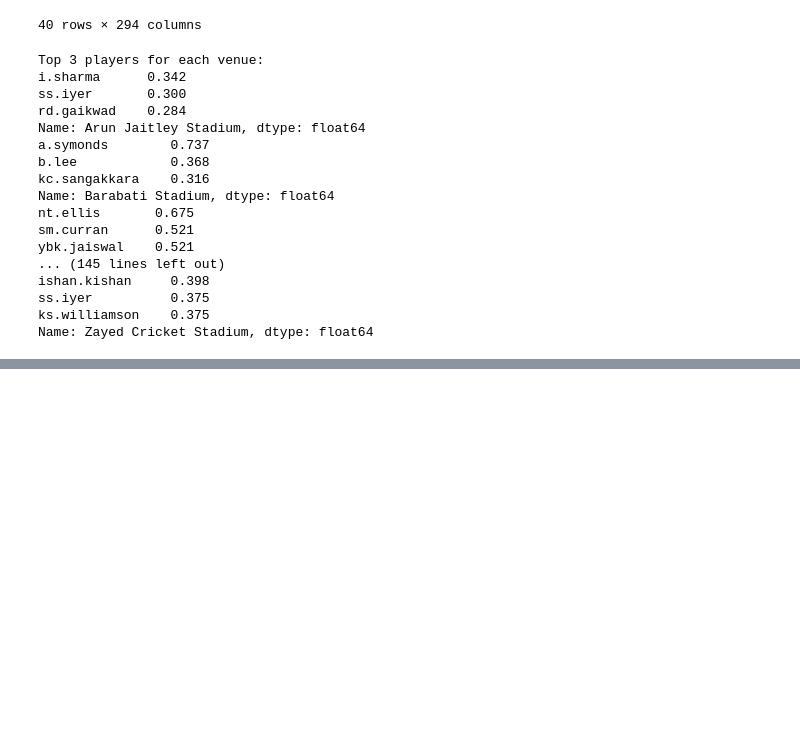
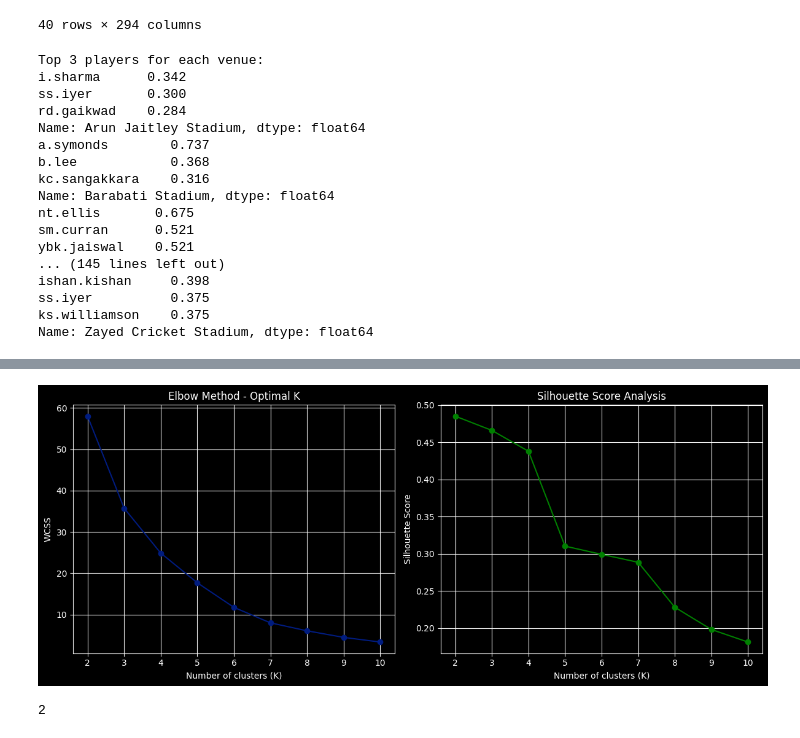
Before and after one commit to sanketmishra009/aiml, a Jupyter notebook: projects/iplAnalysis/analysis.ipynb, the cells around one changed output, grey strips where cells are left out. Cells and saved outputs as stored; diff of their text form; code cells hidden in the pictures; blank space fills up the shorter version.

Commit message:
ipl analysis - q3 - complete.

```diff
--- a/projects/iplAnalysis/analysis.ipynb
+++ b/projects/iplAnalysis/analysis.ipynb
@@ -632,0 +662,9 @@ Perform **clustering analysis** to group teams based on their performance metric
+# %%
+#compute toss win to match win ratio:
+
+cols = ['winner' , 'result_margin' , 'result' , 'toss_winner']
+df['toss_winner'] = df['toss_winner'].apply(change_team_name)
+adf = df[df.toss_winner == df.winner][cols]['winner'].value_counts().reset_index().sort_values('winner').rename(columns= {'winner' : 'team', 'count' : 'toss_wins'}).merge(t2df)
+adf['toss_to_win'] = adf['toss_wins'] / adf['wins']
+t3df = adf
+t3df
@@ -632,0 +699,8 @@ Perform **clustering analysis** to group teams based on their performance metric
+# %%
+#compute home wins vs away wins:
+
+cols = ['winner' , 'result_margin' , 'result' , 'toss_winner' , 'home_advantage']
+wins = df[cols].groupby('winner').agg({'home_advantage' : np.sum}).reset_index().rename(columns={'winner' : 'team' , 'home_advantage' : 'home_wins'}).merge(t3df)
+t4df = df[cols].groupby('winner').agg({'home_advantage' : lambda x : len(x) - np.sum(x)}).reset_index().rename(columns={'winner' : 'team' , 'home_advantage' : 'away_wins'}).merge(wins)
+teamdf = t4df
+teamdf
@@ -632,0 +724,52 @@ Perform **clustering analysis** to group teams based on their performance metric
+# %%
+#apply kmean clusturing:
+# Select features for clustering
+features = [
+    'away_wins', 'home_wins', 'toss_wins', 'wins',
+    'avg_runs_margin', 'avg_wickets_margin', 'avg_victory_margin',
+    'winp', 'toss_to_win'
+    ]
+X = teamdf[features]
+
+# Normalize the data
+scaler = StandardScaler()
+X_scaled = scaler.fit_transform(X)
+
+# Elbow Method to determine the optimal number of clusters
+wcss = []
+silhouette_scores = []
+K_range = range(2, 11)
+
+for k in K_range:
+    kmeans = KMeans(n_clusters=k, random_state=42, n_init=10)
+    kmeans.fit(X_scaled)
+    wcss.append(kmeans.inertia_)
+    silhouette_scores.append(silhouette_score(X_scaled, kmeans.labels_))
+
+# Plot WCSS (Elbow Method)
+plt.figure(figsize=(12, 5))
+
+plt.subplot(1, 2, 1)
+plt.plot(K_range, wcss, marker='o')
+plt.title('Elbow Method - Optimal K')
+plt.xlabel('Number of clusters (K)')
+plt.ylabel('WCSS')
+plt.grid(True)
+
+# Plot Silhouette Scores
+plt.subplot(1, 2, 2)
+plt.plot(K_range, silhouette_scores, marker='o', color='green')
+plt.title('Silhouette Score Analysis')
+plt.xlabel('Number of clusters (K)')
+plt.ylabel('Silhouette Score')
+plt.grid(True)
+
+plt.tight_layout()
+plt.show()
+
+# Return best K based on max silhouette score
+optimal_k = K_range[silhouette_scores.index(max(silhouette_scores))]
+optimal_k
+# %% [output]
+[figure, added]
+2
```
Also changed, not shown: parts of 16 cells of this notebook, 6 other files.
